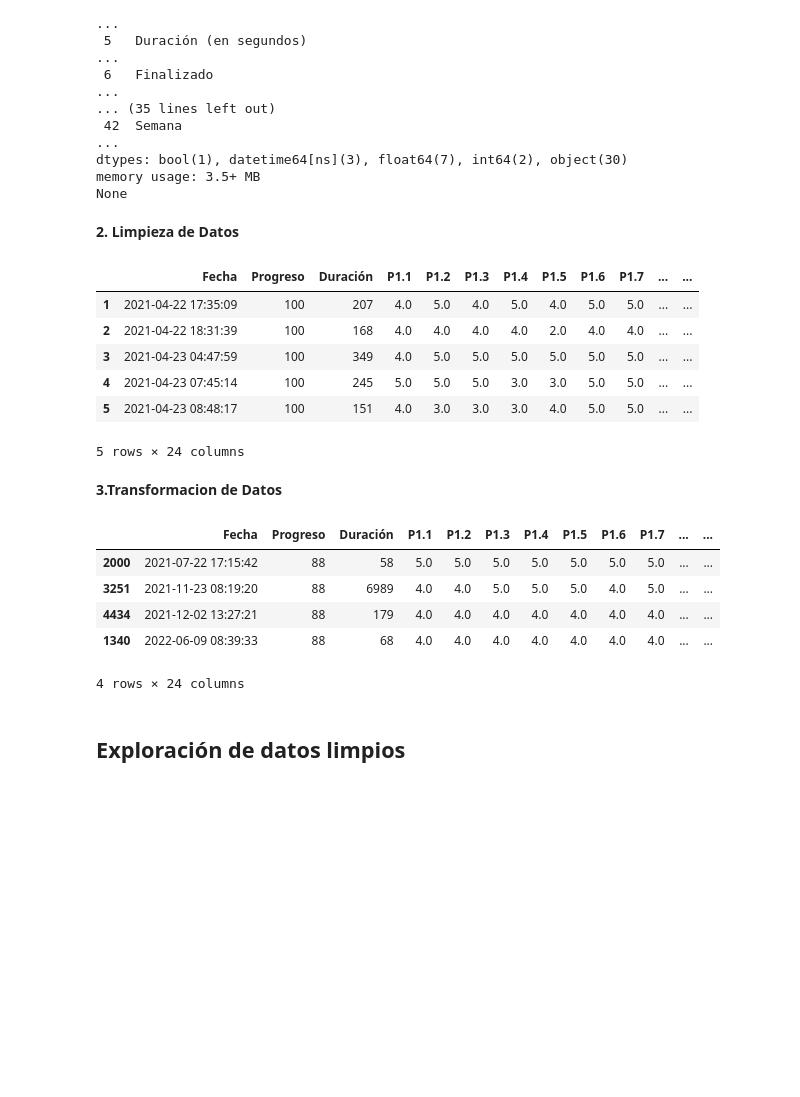
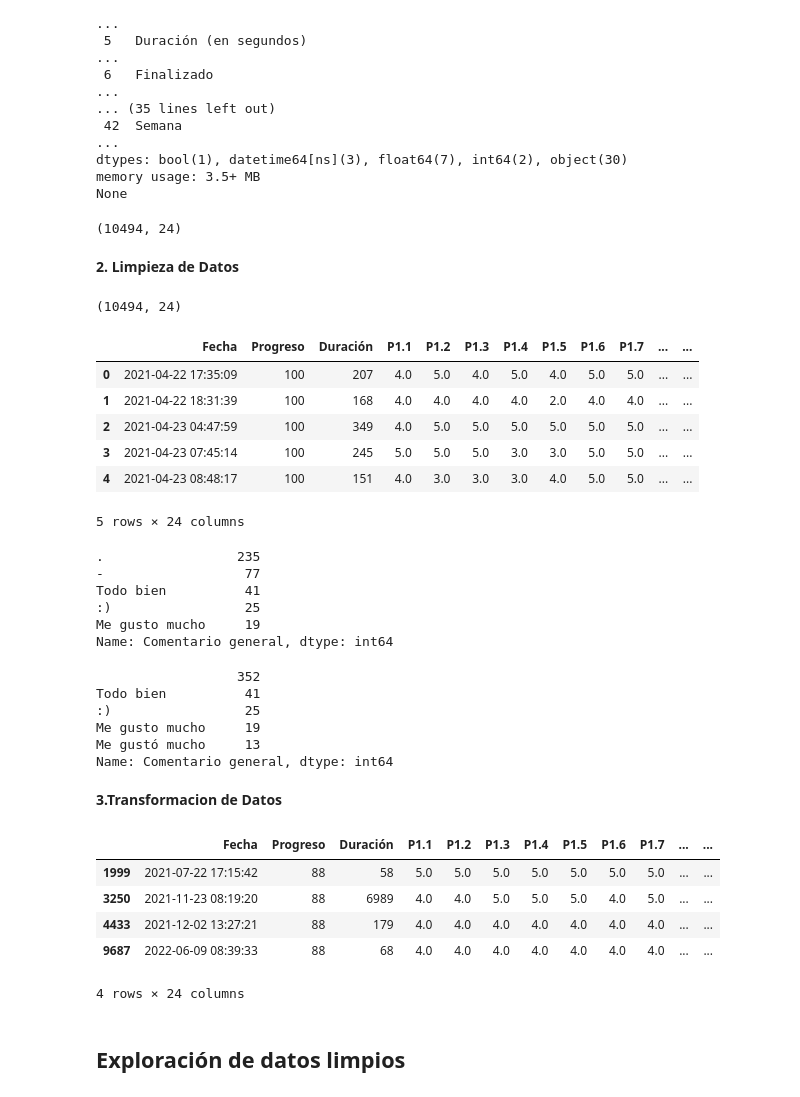
Before and after one commit to PameRuiz25/ActividadFormativaM2-Equipo2, a Jupyter notebook: proyecto1.ipynb, the cells around one changed output. Drawn from its saved outputs; the diff is of its cells as text; code cells hidden in the pictures; blank space fills up the shorter version.

```diff
--- a/proyecto1.ipynb
+++ b/proyecto1.ipynb
@@ -201,34 +201,40 @@ df = df.drop(labels=col_eliminar, axis=1)
 nombres_nuevos = ["Fecha","Progreso","Duración","P1.1","P1.2","P1.3","P1.4","P1.5","P1.6","P1.7","P1.8","P2","P3","Comentario para OSF","P5.1","P5.2","P5.3","P5.4","Comentario general","Tipo comentario","OSF","CRN", "NomOSF_Experiencia", "Nom_Experiencia"]
 df = df.rename(columns = dict(zip(df.columns, nombres_nuevos)))
 df = df.drop(labels=0)# Dataframe unido con columnas renombradas
+df.shape
+# %% [output]
+(10494, 24)
 # %% [markdown]
 **2. Limpieza de Datos**
 # %%
 # Eliminar duplicados
 df.drop_duplicates(inplace=True)
+df.shape
+# %% [output]
+(10494, 24)
 # %%
 # Corregir valores erróneos
 # Transformacion a datos numericos
 # Reemplazar valores de 5 y 1 en todas las columnas
 for i in df:
     df[i] =df[i].replace({
     "\n5 Totalmente de Acuerdo": 5,
     "\n5 Muy Satisfecho": 5,
     " 4": 4,
     " 3": 3,
     " 2": 2,
     "\n1 Nada Satisfecho": 1,
     "\n1 Nada de Acuerdo": 1
     })
-
+df.reset_index(drop=True,inplace=True)
 df.head()
 # %% [output]
 |  | Fecha | Progreso | Duración | P1.1 | P1.2 | P1.3 | P1.4 | P1.5 | P1.6 | P1.7 | ... | ... |
-| 1 | 2021-04-22 17:35:09 | 100 | 207 | 4.0 | 5.0 | 4.0 | 5.0 | 4.0 | 5.0 | 5.0 | ... | ... |
-| 2 | 2021-04-22 18:31:39 | 100 | 168 | 4.0 | 4.0 | 4.0 | 4.0 | 2.0 | 4.0 | 4.0 | ... | ... |
-| 3 | 2021-04-23 04:47:59 | 100 | 349 | 4.0 | 5.0 | 5.0 | 5.0 | 5.0 | 5.0 | 5.0 | ... | ... |
-| 4 | 2021-04-23 07:45:14 | 100 | 245 | 5.0 | 5.0 | 5.0 | 3.0 | 3.0 | 5.0 | 5.0 | ... | ... |
-| 5 | 2021-04-23 08:48:17 | 100 | 151 | 4.0 | 3.0 | 3.0 | 3.0 | 4.0 | 5.0 | 5.0 | ... | ... |
+| 0 | 2021-04-22 17:35:09 | 100 | 207 | 4.0 | 5.0 | 4.0 | 5.0 | 4.0 | 5.0 | 5.0 | ... | ... |
+| 1 | 2021-04-22 18:31:39 | 100 | 168 | 4.0 | 4.0 | 4.0 | 4.0 | 2.0 | 4.0 | 4.0 | ... | ... |
+| 2 | 2021-04-23 04:47:59 | 100 | 349 | 4.0 | 5.0 | 5.0 | 5.0 | 5.0 | 5.0 | 5.0 | ... | ... |
+| 3 | 2021-04-23 07:45:14 | 100 | 245 | 5.0 | 5.0 | 5.0 | 3.0 | 3.0 | 5.0 | 5.0 | ... | ... |
+| 4 | 2021-04-23 08:48:17 | 100 | 151 | 4.0 | 3.0 | 3.0 | 3.0 | 4.0 | 5.0 | 5.0 | ... | ... |
 5 rows × 24 columns
 # %%
 # Eliminar valores faltantes en columnas ________________
@@ -250,6 +256,14 @@ df.head()
 # org_list2 = org2.tolist()
 # act_list2 = act2.tolist()
 # org
+df["Comentario general"].value_counts().head()
+# %% [output]
+.                 235
+-                  77
+Todo bien          41
+:)                 25
+Me gusto mucho     19
+Name: Comentario general, dtype: int64
 # %%
 #Valores atipicos
 #Preguntas
@@ -259,6 +273,17 @@ for column in df.loc[:, 'P1.1':'P5.2']:
 #Demas
 for column in df.loc[:, 'Comentario general':]:
     df[column].value_counts()
+
+df.loc[df["Comentario para OSF"].str.len() == 1, "Comentario para OSF"] = ""
+df.loc[df["Comentario general"].str.len() == 1, "Comentario general"] = ""
+df["Comentario general"].value_counts().head()
+# %% [output]
+                  352
+Todo bien          41
+:)                 25
+Me gusto mucho     19
+Me gustó mucho     13
+Name: Comentario general, dtype: int64
 # %%
 #Manejo de datos categoricos
 df.loc[df["P2"] == "Sí", "P2"] = 1
@@ -299,10 +318,10 @@ no_terminados=df[df["Progreso"]<100]
 no_terminados
 # %% [output]
 |  | Fecha | Progreso | Duración | P1.1 | P1.2 | P1.3 | P1.4 | P1.5 | P1.6 | P1.7 | ... | ... |
-| 2000 | 2021-07-22 17:15:42 | 88 | 58 | 5.0 | 5.0 | 5.0 | 5.0 | 5.0 | 5.0 | 5.0 | ... | ... |
-| 3251 | 2021-11-23 08:19:20 | 88 | 6989 | 4.0 | 4.0 | 5.0 | 5.0 | 5.0 | 4.0 | 5.0 | ... | ... |
-| 4434 | 2021-12-02 13:27:21 | 88 | 179 | 4.0 | 4.0 | 4.0 | 4.0 | 4.0 | 4.0 | 4.0 | ... | ... |
-| 1340 | 2022-06-09 08:39:33 | 88 | 68 | 4.0 | 4.0 | 4.0 | 4.0 | 4.0 | 4.0 | 4.0 | ... | ... |
+| 1999 | 2021-07-22 17:15:42 | 88 | 58 | 5.0 | 5.0 | 5.0 | 5.0 | 5.0 | 5.0 | 5.0 | ... | ... |
+| 3250 | 2021-11-23 08:19:20 | 88 | 6989 | 4.0 | 4.0 | 5.0 | 5.0 | 5.0 | 4.0 | 5.0 | ... | ... |
+| 4433 | 2021-12-02 13:27:21 | 88 | 179 | 4.0 | 4.0 | 4.0 | 4.0 | 4.0 | 4.0 | 4.0 | ... | ... |
+| 9687 | 2022-06-09 08:39:33 | 88 | 68 | 4.0 | 4.0 | 4.0 | 4.0 | 4.0 | 4.0 | 4.0 | ... | ... |
 4 rows × 24 columns
 # %% [markdown]
 ## Exploración de datos limpios
```
Also changed, not shown: parts of 2 cells of this notebook.
